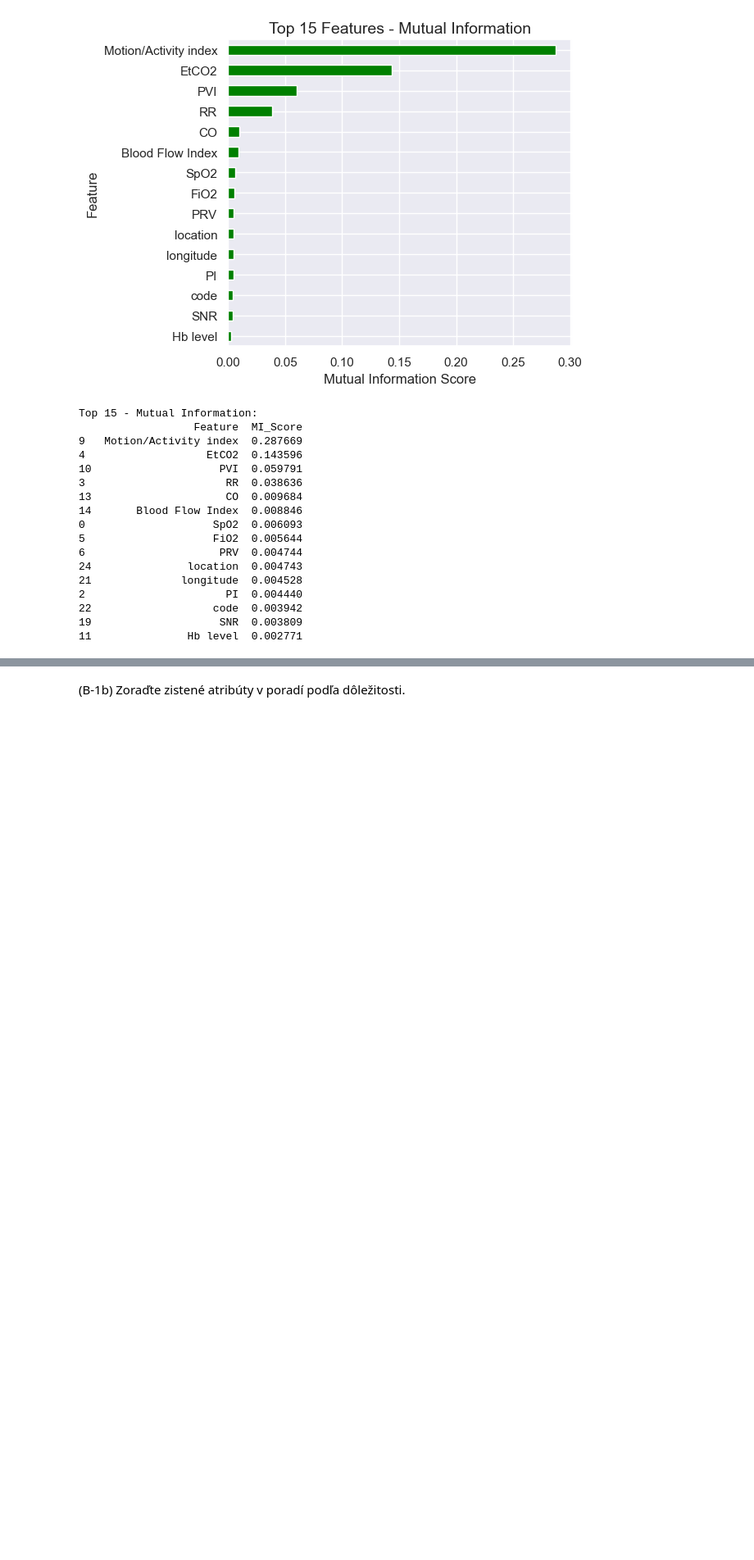
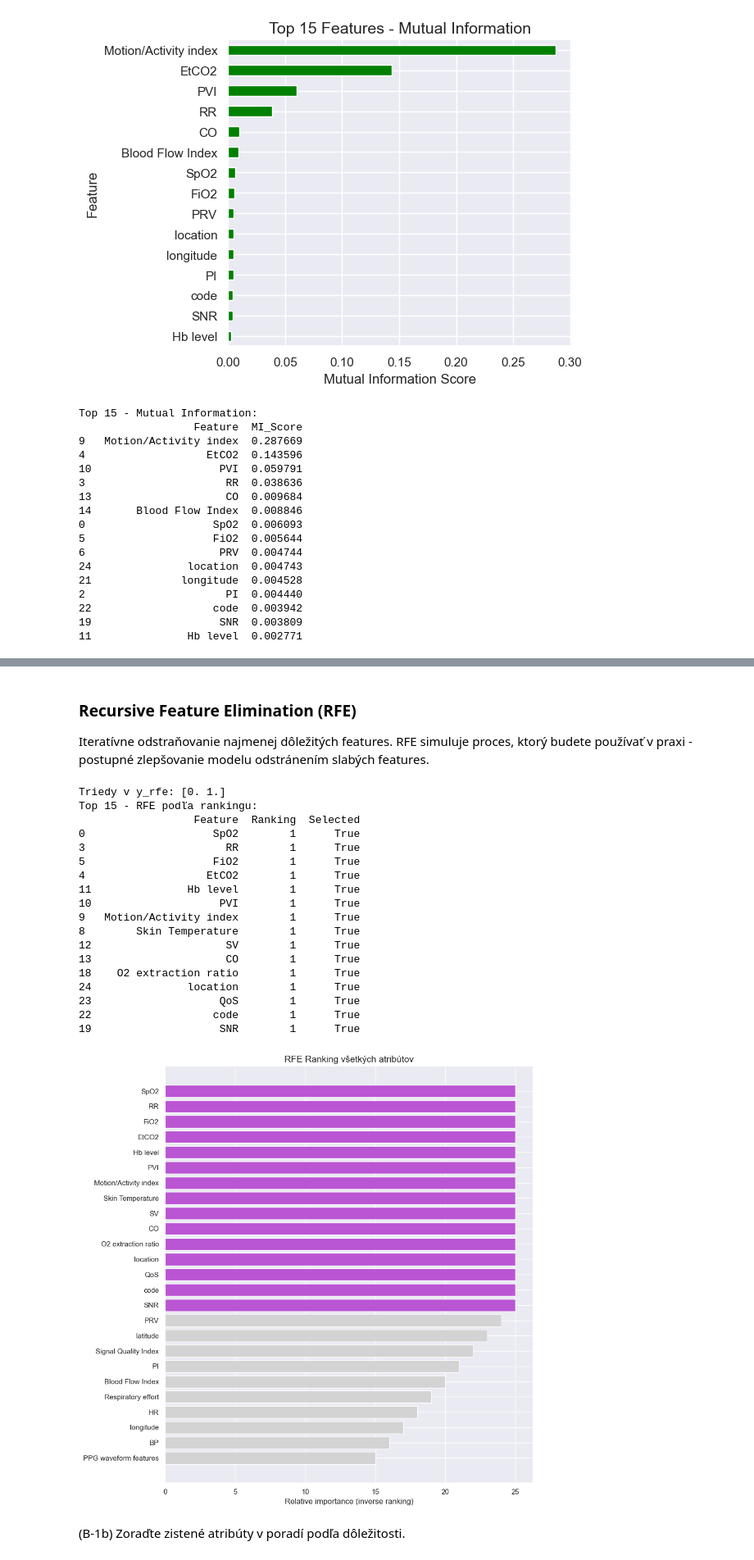
Before and after one commit to johannatilesova/IAU-project, a Jupyter notebook: phase2_Tilesova_Pecenka.ipynb, the cells around one changed output, grey strips where cells are left out. Shown at 82% size. Drawn from its saved outputs; the diff is of its cells as text; code cells hidden in the pictures; blank space fills up the shorter version.

```diff
--- a/phase2_Tilesova_Pecenka.ipynb
+++ b/phase2_Tilesova_Pecenka.ipynb
@@ -597,2 +653,76 @@ Top 15 - Mutual Information:
+# %% [markdown]
+### Recursive Feature Elimination (RFE)
+Iteratívne odstraňovanie najmenej dôležitých features. RFE simuluje proces, ktorý budete používať v praxi - postupné zlepšovanie modelu odstránením slabých features.
+# %%
+from sklearn.feature_selection import RFE
+from sklearn.linear_model import LogisticRegression
+import numpy as np
+
+# 1️⃣ vezmeme len numerické features
+X_rfe = X_train.select_dtypes(include=[np.number]).copy()
+y_rfe = y_train.copy()
+
+# 2️⃣ odstránime riadky s NaN alebo +-inf (v X aj y)
+mask = np.isfinite(X_rfe).all(axis=1) & y_rfe.notna()
+X_rfe = X_rfe[mask]
+y_rfe = y_rfe[mask]
+
+# 3️⃣ skontrolujeme, či sú aspoň 2 triedy
+print("Triedy v y_rfe:", np.unique(y_rfe))
+
+# 4️⃣ Logistic Regression pre RFE
+estimator = LogisticRegression(
+    max_iter=5000,
+    solver='liblinear',   # stabilnejší pre RFE a menšie datasety
+    random_state=42
+)
+
+rfe = RFE(estimator=estimator, n_features_to_select=15, step=1)
+rfe.fit(X_rfe, y_rfe)
+
+# 5️⃣ tabuľka rankingov
+rfe_ranking = pd.DataFrame({
+    'Feature': X_rfe.columns,
+    'Ranking': rfe.ranking_,
+    'Selected': rfe.support_
+}).sort_values('Ranking')
+
+print("Top 15 - RFE podľa rankingu:")
+print(rfe_ranking.head(15))
+
+# 6️⃣ graf len pre vybrané features (Ranking == 1)
+selected_features = rfe_ranking[rfe_ranking['Selected']]
+
+plt.figure(figsize=(10, 10))
+plt.barh(
+    rfe_ranking['Feature'],
+    (rfe_ranking['Feature'].count() + 1) - rfe_ranking['Ranking'],  # prevrátený ranking
+    color=rfe_ranking['Selected'].map({True: 'mediumorchid', False: 'lightgrey'})
+)
+plt.title('RFE Ranking všetkých atribútov', fontsize=14)
+plt.xlabel('Relative importance (inverse ranking)')
+plt.gca().invert_yaxis()
+plt.tight_layout()
+plt.show()
+# %% [output]
+Triedy v y_rfe: [0. 1.]
+Top 15 - RFE podľa rankingu:
+                  Feature  Ranking  Selected
+0                    SpO2        1      True
+3                      RR        1      True
+5                    FiO2        1      True
+4                   EtCO2        1      True
+11               Hb level        1      True
+10                    PVI        1      True
+9   Motion/Activity index        1      True
+8        Skin Temperature        1      True
+12                     SV        1      True
+13                     CO        1      True
+18    O2 extraction ratio        1      True
+24               location        1      True
+23                    QoS        1      True
+22                   code        1      True
+19                    SNR        1      True
+[figure, added]
 # %% [markdown]
 (B-1b) Zoraďte zistené atribúty v poradí podľa dôležitosti.
```
Also changed, not shown: parts of 10 cells of this notebook.
